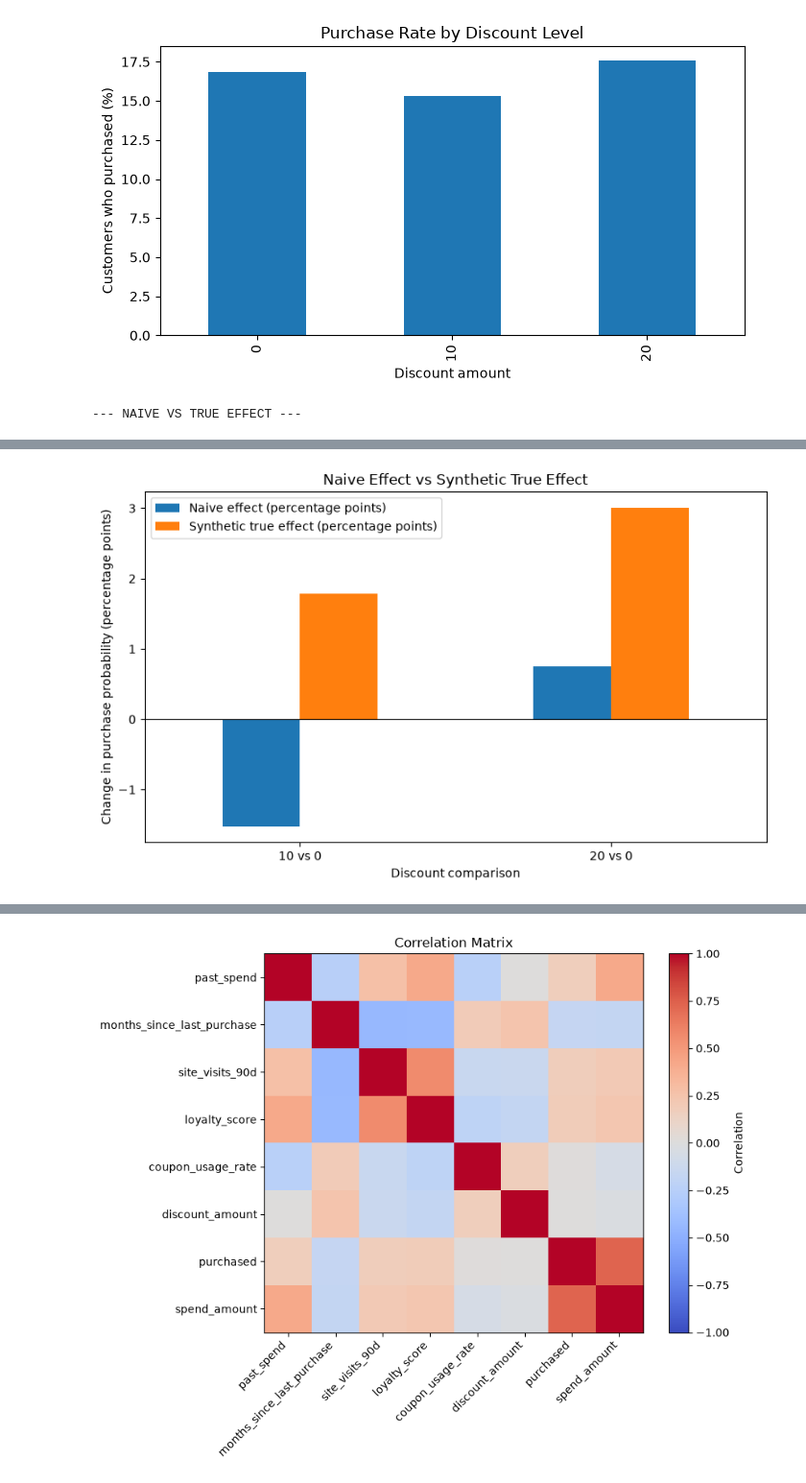
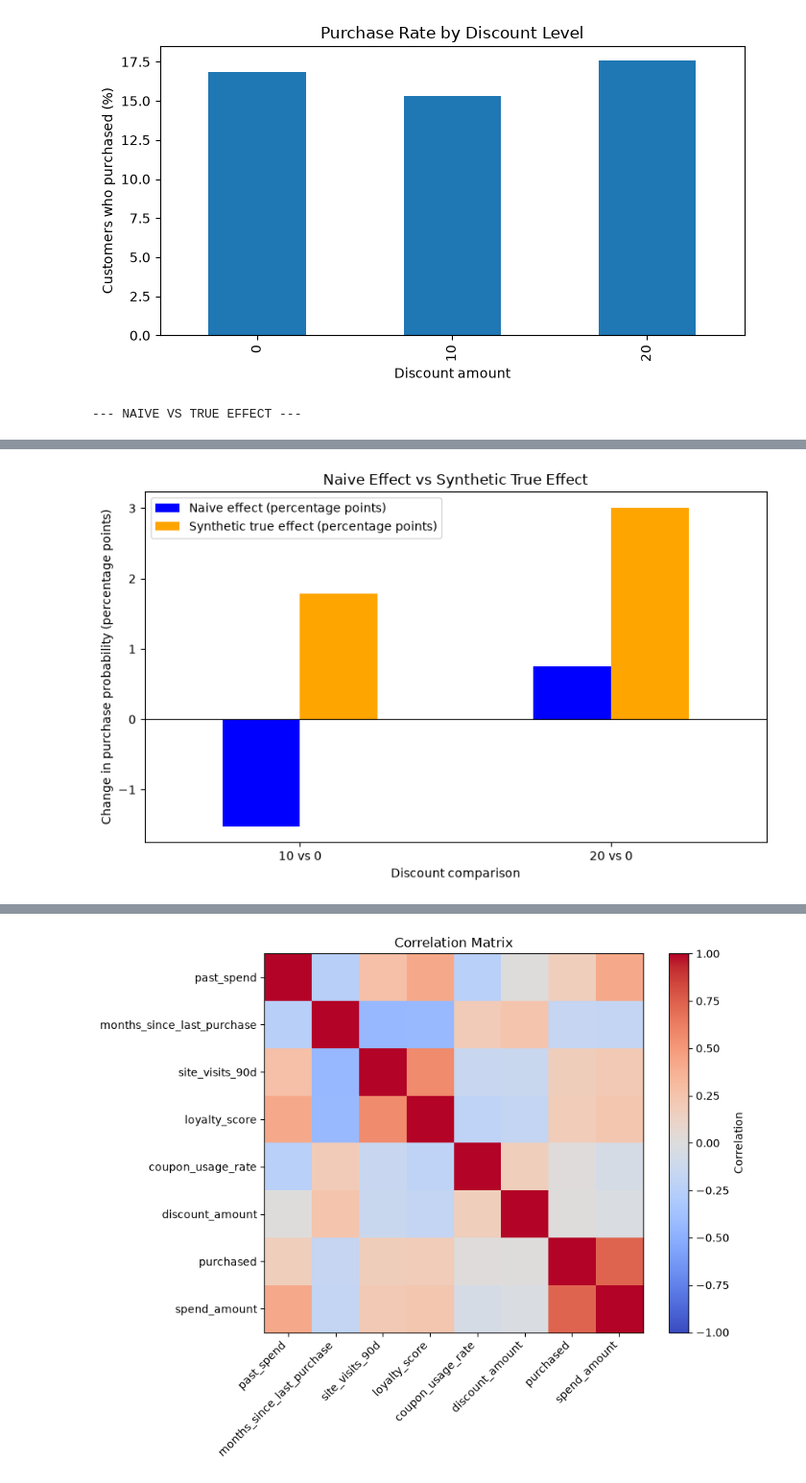
Before and after one commit to srikrishnaprasad/EconoCausal, a Jupyter notebook: notebooks/01_eda.ipynb, the cells around one changed output, grey strips where cells are left out. Shown at 96% size. Drawn from its saved outputs; the diff is of its cells as text; code cells hidden in the pictures.

Commit message:
Updated exploratory data analysis

```diff
--- a/notebooks/01_eda.ipynb
+++ b/notebooks/01_eda.ipynb
@@ -20,6 +20,7 @@ df = pd.read_csv(file_path)
 print("DATASET LOADED SUCCESSFULLY")
 print("Rows:", df.shape[0])
 print("Columns:", df.shape[1])
+pd.set_option("display.max_columns", None)
 
 display(df.head())
 # %% [output]
@@ -322,7 +322,7 @@ plt.show()
 # This assumes true_ite columns represent purchase-probability
 # effects, measured as treated minus no-discount outcomes.
 
-rates = df.groupby("discount_amount")["purchased"].mean()
+rates = df.groupby("discount_amount")["purchased"].mean() # purchased rate
 
 results = []
 
@@ -332,9 +332,8 @@ for discount in [10, 20]:
         print(f"Cannot compare discount {discount} with 0.")
         continue
 
-    naive_effect = (
-        rates.loc[discount] - rates.loc[0]
-    ) * 100
+    naive_effect = (rates.loc[discount] - rates.loc[0]) * 100   # {Naive Effect} ={Purchase Rate}_{10} - {Purchase Rate}_{0})* 100
+
 
     true_col = f"true_ite_{discount}"
 
@@ -352,35 +351,35 @@ for discount in [10, 20]:
             naive_effect - true_effect
         )
     })
 
 result = pd.DataFrame(results)
 
 print("\n--- NAIVE VS TRUE EFFECT ---")
 display(result.round(2))
 
 if not result.empty:
     plot_data = result.set_index("Comparison")[
         [
             "Naive effect (percentage points)",
             "Synthetic true effect (percentage points)"
         ]
     ]
 
-    ax = plot_data.plot(kind="bar", figsize=(8, 5), rot=0)
+    ax = plot_data.plot(kind="bar", figsize=(8, 5), rot=0,color=["blue", "orange"])
     ax.axhline(0, color="black", linewidth=0.8)
 
     ax.set_xlabel("Discount comparison")
     ax.set_ylabel("Change in purchase probability (percentage points)")
     ax.set_title("Naive Effect vs Synthetic True Effect")
 
     plt.tight_layout()
     plt.show()
 # %% [output]
 --- NAIVE VS TRUE EFFECT ---
 |  | Comparison | Naive effect (percentage points) | Synthetic true effect (percentage... | Absolute error (percentage points) |
 | 0 | 10 vs 0 | -1.53 | 1.78 | 3.31 |
 | 1 | 20 vs 0 | 0.75 | 3.01 | 2.26 |
-[figure, old version]
+[figure, new version]
 # %%
 # 11. PURCHASE RATE BY LOYALTY GROUP
 # ------------------------------------------------------------
```
Also changed, not shown: parts of 3 cells of this notebook.
